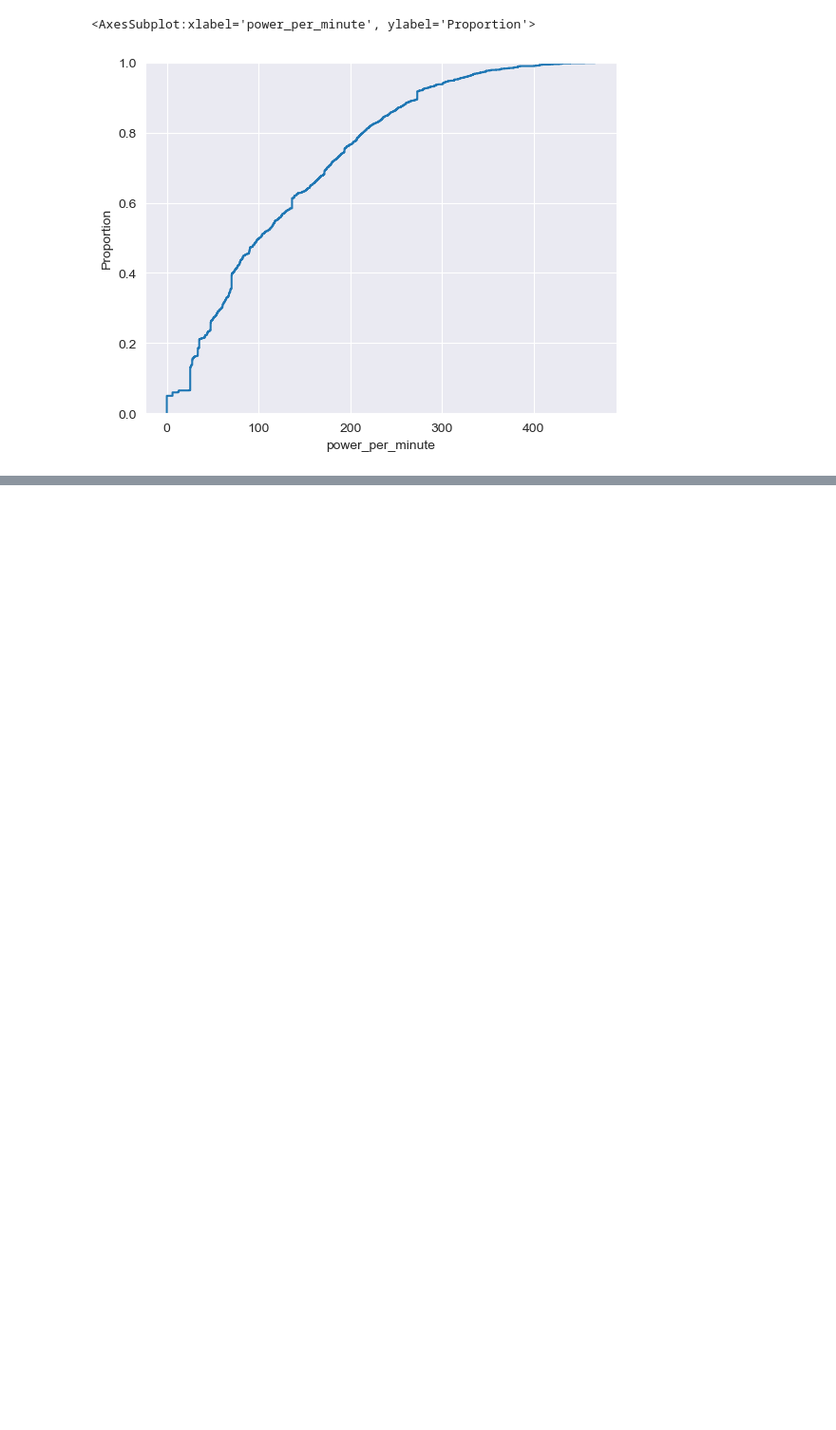
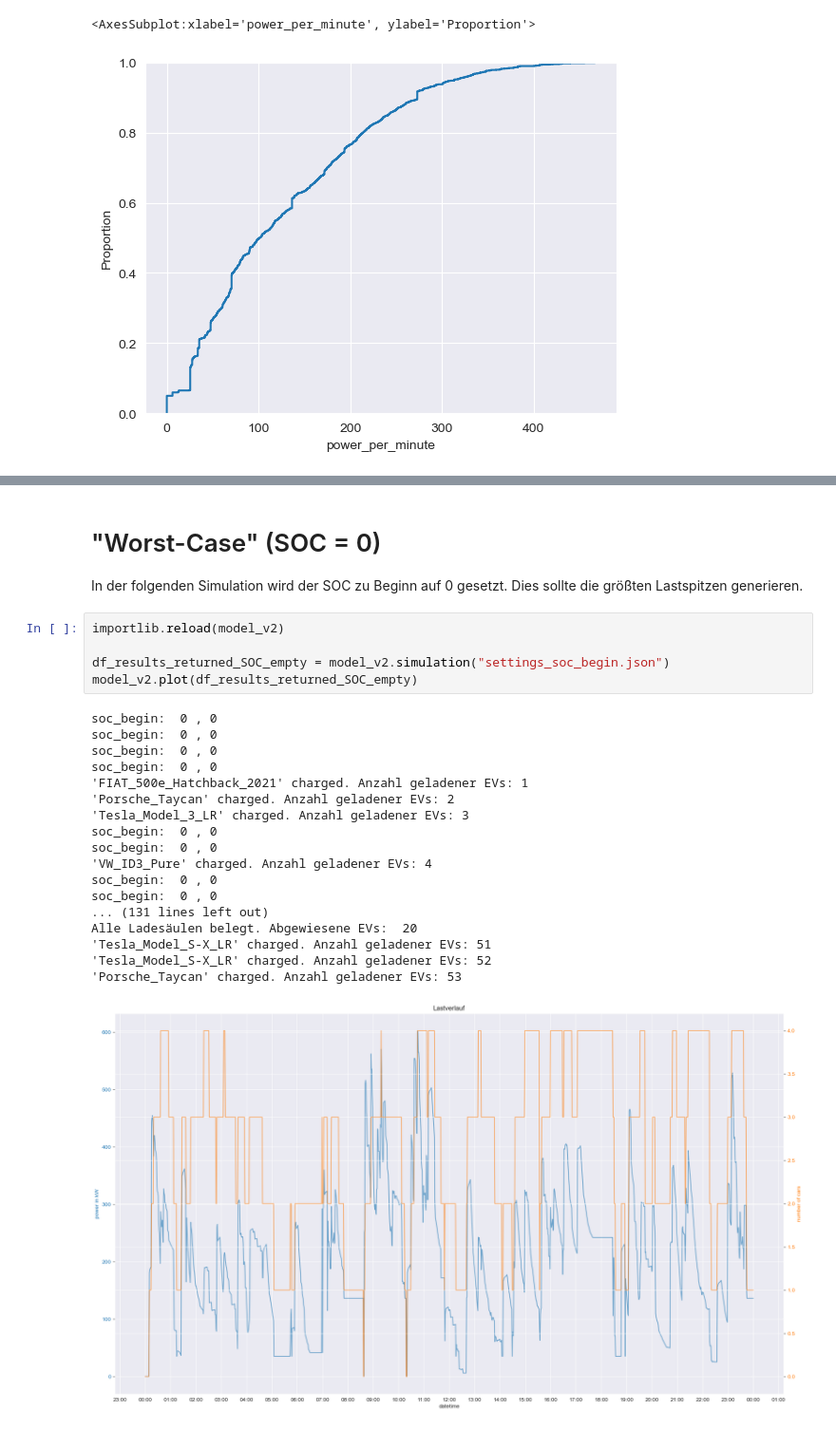
Before and after one commit to Jones133D/BA_EV-Ladeverhalten, a Jupyter notebook: SoC_begin.ipynb, the cells around one changed output, grey strips where cells are left out. Shown at 95% size. Cells and saved outputs as stored; diff of their text form; blank space fills up the shorter version.

```diff
--- a/SoC_begin.ipynb
+++ b/SoC_begin.ipynb
@@ -123,0 +159,28 @@ sns.ecdfplot(data=df_results_returned_gauss, x="power_per_minute")
+# %% [markdown]
+# "Worst-Case" (SOC = 0)
+
+In der folgenden Simulation wird der SOC zu Beginn auf 0 gesetzt. Dies sollte die größten Lastspitzen generieren.
+# %%
+importlib.reload(model_v2)
+
+df_results_returned_SOC_empty = model_v2.simulation("settings_soc_begin.json")
+model_v2.plot(df_results_returned_SOC_empty)
+# %% [output]
+soc_begin:  0 , 0
+soc_begin:  0 , 0
+soc_begin:  0 , 0
+soc_begin:  0 , 0
+'FIAT_500e_Hatchback_2021' charged. Anzahl geladener EVs: 1
+'Porsche_Taycan' charged. Anzahl geladener EVs: 2
+'Tesla_Model_3_LR' charged. Anzahl geladener EVs: 3
+soc_begin:  0 , 0
+soc_begin:  0 , 0
+'VW_ID3_Pure' charged. Anzahl geladener EVs: 4
+soc_begin:  0 , 0
+soc_begin:  0 , 0
+... (131 lines left out)
+Alle Ladesäulen belegt. Abgewiesene EVs:  20
+'Tesla_Model_S-X_LR' charged. Anzahl geladener EVs: 51
+'Tesla_Model_S-X_LR' charged. Anzahl geladener EVs: 52
+'Porsche_Taycan' charged. Anzahl geladener EVs: 53
+[figure, added]
```
Also changed, not shown: parts of 10 cells of this notebook, 3 other files.
